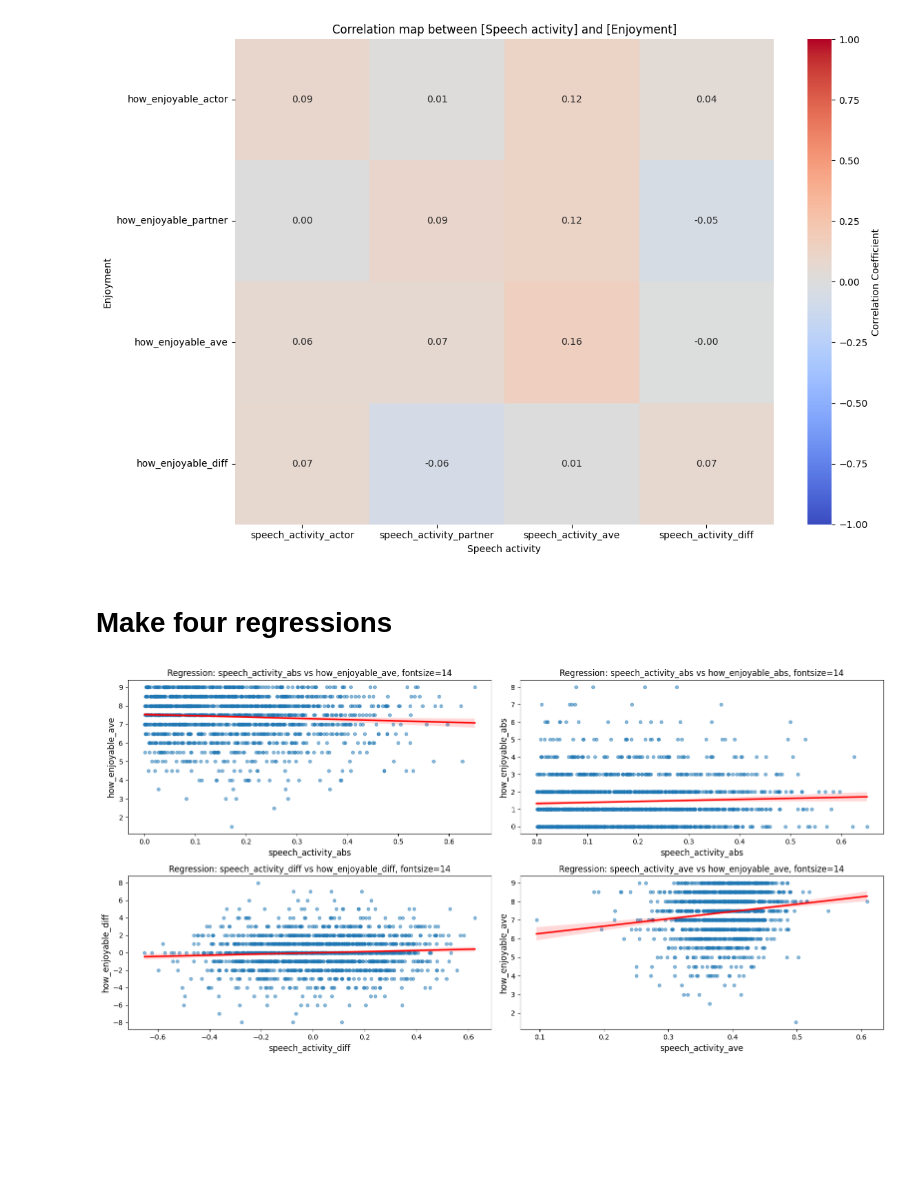
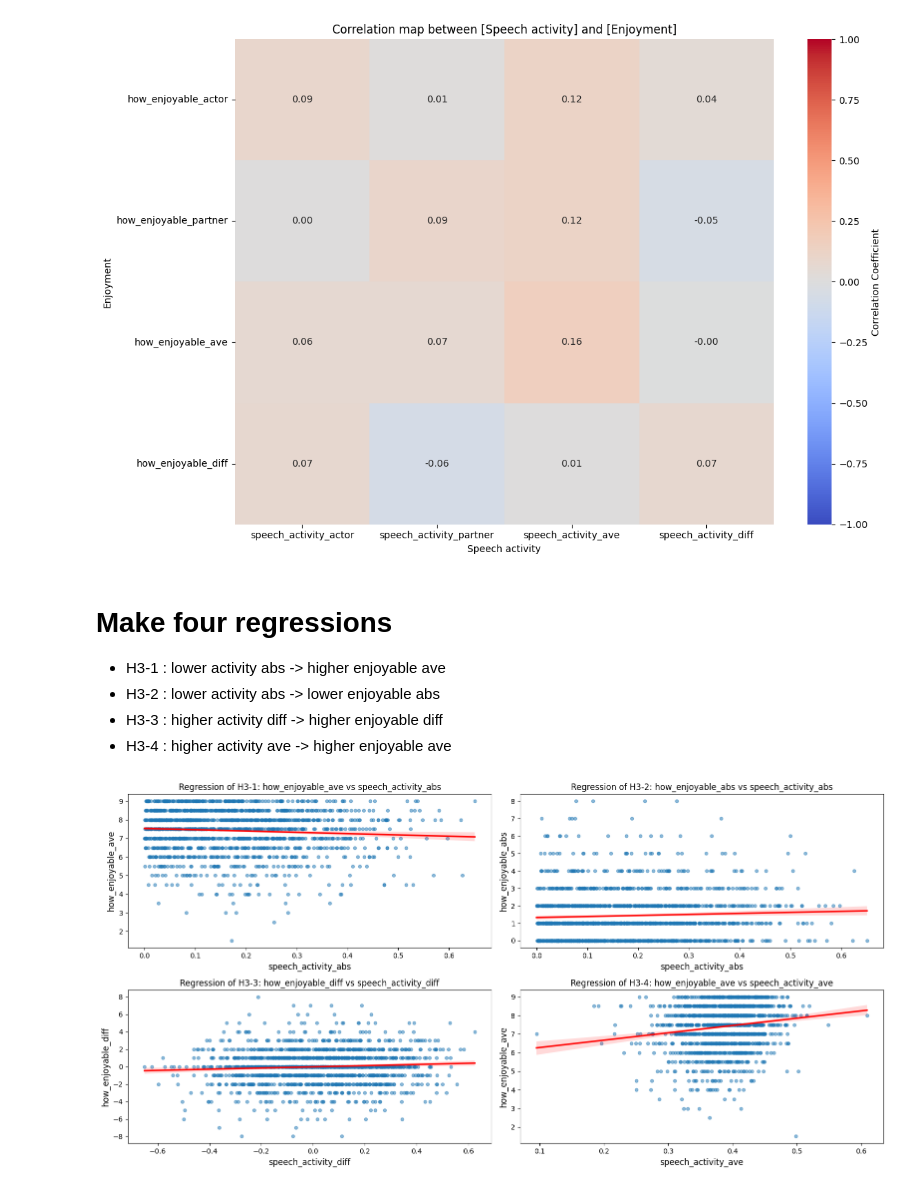
Before and after one commit to anamtzbarbosa/CANDOR_enjoyment, a Jupyter notebook: notebooks/SpeechActivity.ipynb, the cells around one changed output. Saved outputs shown, nothing was run; the diff lists cells and outputs as text; code cells hidden in the pictures; blank space fills up the shorter version.

```diff
--- a/notebooks/SpeechActivity.ipynb
+++ b/notebooks/SpeechActivity.ipynb
@@ -63,37 +65,41 @@ plt.show()
 [figure]
 # %% [markdown]
 # Make four regressions
+- H3-1 : lower activity abs -> higher enjoyable ave
+- H3-2 : lower activity abs -> lower enjoyable abs
+- H3-3 : higher activity diff -> higher enjoyable diff
+- H3-4 : higher activity ave -> higher enjoyable ave
 # %%
 # Make four regressions
 # H3-1 : lower activity abs -> higher enjoyable ave
 # H3-2 : lower activity abs -> lower enjoyable abs
 # H3-3 : higher activity diff -> higher enjoyable diff
 # H3-4 : higher activity ave -> higher enjoyable ave
 
 pairs = [('speech_activity_abs', 'how_enjoyable_ave'),
           ('speech_activity_abs', 'how_enjoyable_abs'),
           ('speech_activity_diff', 'how_enjoyable_diff'),
           ('speech_activity_ave', 'how_enjoyable_ave')]
 
 fig, axes = plt.subplots(2, 2, figsize=(16,8))
 axes = axes.flatten()
 
 for i, (col_x, col_y) in enumerate(pairs):
   sns.regplot(
     data=df_subset,
     x=col_x,
     y=col_y,
     ax=axes[i],
     scatter_kws={'alpha': 0.5, 's': 20},
     line_kws={'color': 'red'},
     ci=95
   )
 
-  axes[i].set_title(f"Regression: {col_x} vs {col_y}, fontsize=14")
+  axes[i].set_title(f"Regression of H3-{i+1}: {col_y} vs {col_x}")
   axes[i].set_xlabel(col_x, fontsize=12)
   axes[i].set_ylabel(col_y, fontsize=12)
 
 plt.tight_layout()
 plt.show()
 # %% [output]
-[figure, old version]
+[figure, new version]
```
Also changed, not shown: parts of 3 cells of this notebook.
